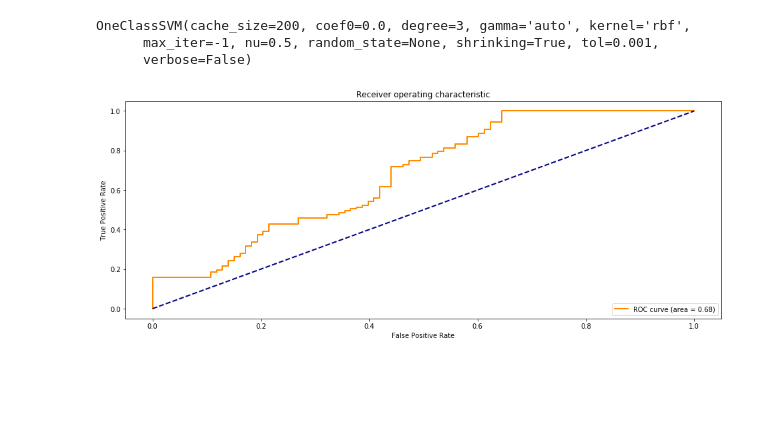
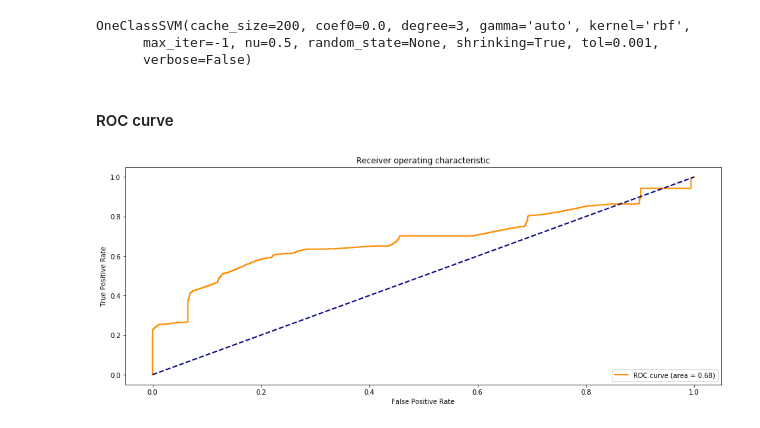
Before and after one commit to Smoltbob/INF8225_Anomalies, a Jupyter notebook: oneclasssvm.ipynb, the cells around one changed output. Drawn from its saved outputs; the diff is of its cells as text; code cells hidden in the pictures; blank space fills up the shorter version.

```diff
--- a/oneclasssvm.ipynb
+++ b/oneclasssvm.ipynb
@@ -95,7 +95,9 @@ labels_to_names = {0: 'person', 1: 'bicycle', 2: 'car', 3: 'motorcycle', 4: 'air
 # %%
 def get_hog(image):
     """
-        Returns flattened hog
+        Returns flattened hog.
+        We resize the image such that it is
+        dividable by the number of pixels per cells
     """
     image = resize(image, (32,32),
                    mode='constant', anti_aliasing=True, anti_aliasing_sigma=None)
@@ -104,3 +106,9 @@ def get_hog(image):
              pixels_per_cell=(8,8),
              cells_per_block=(2,2),
              multichannel=True, block_norm="L2-Hys")
+
+# Sorts files in the alphabetical + numerical way
+def natural_sort(l):
+    convert = lambda text: int(text) if text.isdigit() else text.lower()
+    alphanum_key = lambda key: [ convert(c) for c in re.split('([0-9]+)', key) ]
+    return sorted(l, key = alphanum_key)
@@ -115,6 +117,7 @@ def natural_sort(l):
 def make_dict_image(image_name):
     """
         Process one image for visualisation purposes
+        Allows to see retinanet detections
     """
     res = []
 
@@ -400,3 +431,5 @@ to_compute = True
+# %%
+to_compute = False # set this flag to generate the dictionaries
 # %%
 if to_compute :
     # Getting the representation from training dataset
@@ -565,8 +565,8 @@ def get_scores(group):
 results_df = results_df.groupby(['clip', 'frame']).apply(get_scores)
 # %%
 # Choice of the anomaly vectors
-#results_anomaly = np.array(results_df['svm_score'])
-results_anomaly = np.array(results_df['retina_score'])
+results_anomaly = np.array(results_df['svm_score'])
+#results_anomaly = np.array(results_df['retina_score'])
 # %%
 def filter_results(results_anomaly, sigma, n_frames_per_clip):
     """
@@ -587,22 +587,22 @@ def filter_results(results_anomaly, sigma, n_frames_per_clip):
         results_smooth[start:end] = gaussian_filter1d(results_anomaly[start:end], sigma = sigma)
 
     return results_smooth
+# %% [markdown]
+#### ROC curve
 # %%
-video_num = 0
-
-fpr, tpr, _ = roc_curve(gt_test_peds1[(video_num*200):(video_num*200+200)],
-                        gaussian_filter1d(results_anomaly, sigma = 50)[(video_num*200):(video_num*200+200)])
+fpr, tpr, _ = roc_curve(gt_test_peds,
+                        filter_results(results_anomaly, 50, n_frames_per_clip))
 roc_auc = auc(fpr, tpr)
 
 plt.figure(figsize = (16,6))
 lw = 2
 plt.plot(fpr, tpr, color='darkorange',
          lw=lw, label='ROC curve (area = %0.2f)' % roc_auc)
 plt.plot([0, 1], [0, 1], color='navy', lw=lw, linestyle='--')
 plt.xlabel('False Positive Rate')
 plt.ylabel('True Positive Rate')
 plt.title('Receiver operating characteristic')
 plt.legend(loc="lower right")
 plt.show()
 # %% [output]
-[figure, old version]
+[figure, new version]
```
Also changed, not shown: parts of 31 cells of this notebook.
